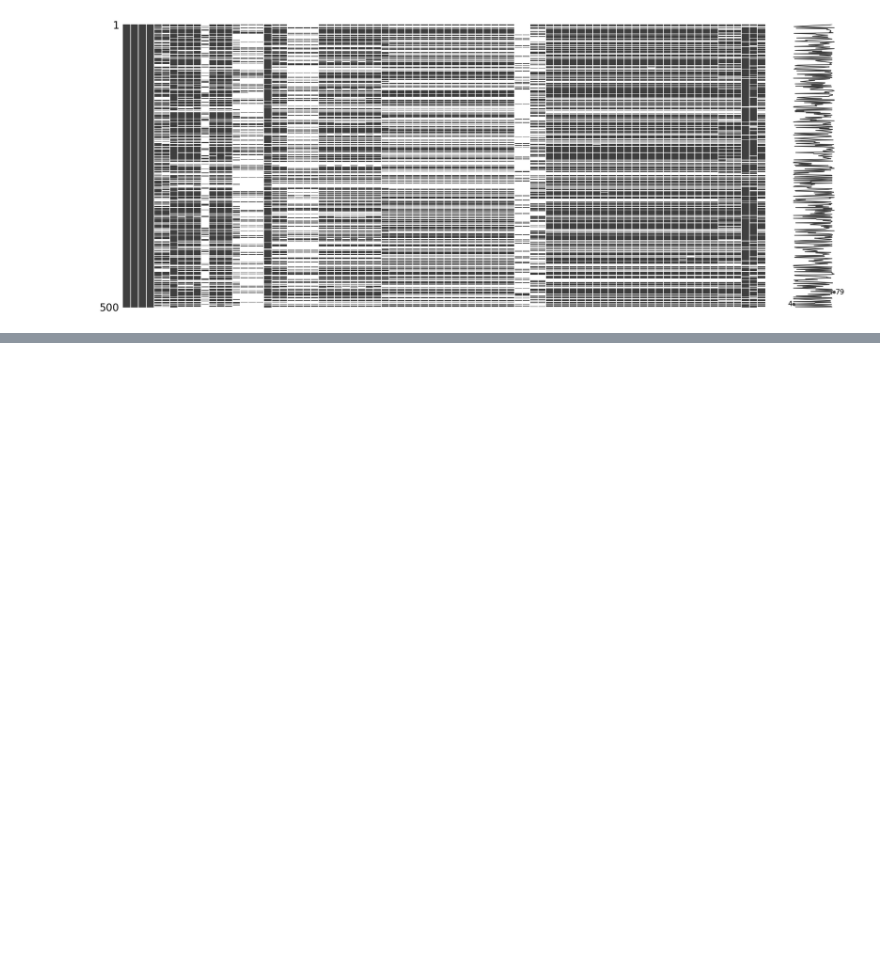
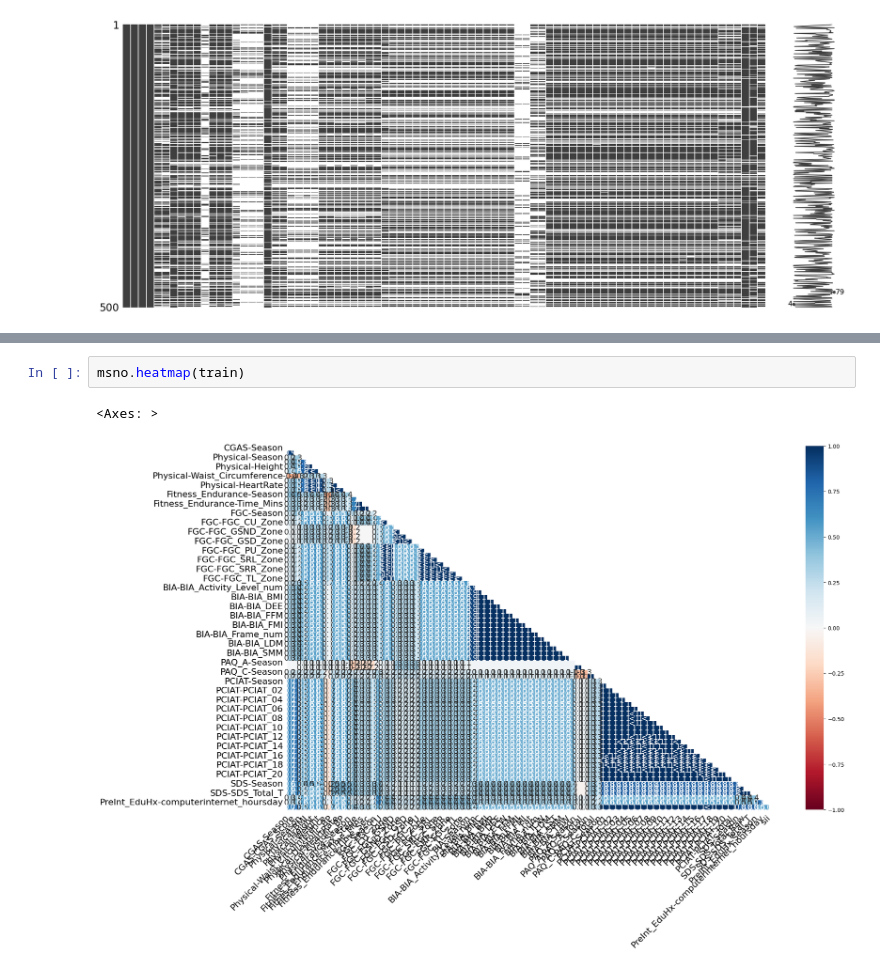
Before and after one commit to dkmachinelearning/dkmachinelearning, a Jupyter notebook: notebook8616b143ee.ipynb, the cells around one changed output, grey strips where cells are left out. Saved outputs shown, nothing was run; the diff lists cells and outputs as text; blank space fills up the shorter version.

```diff
--- a/notebook8616b143ee.ipynb
+++ b/notebook8616b143ee.ipynb
@@ -217,0 +226,5 @@ msno.matrix(train.sample(500))
+# %%
+msno.heatmap(train)
+# %% [output]
+<Axes: >
+[figure, added]
```
Also changed, not shown: parts of 2 cells of this notebook.
